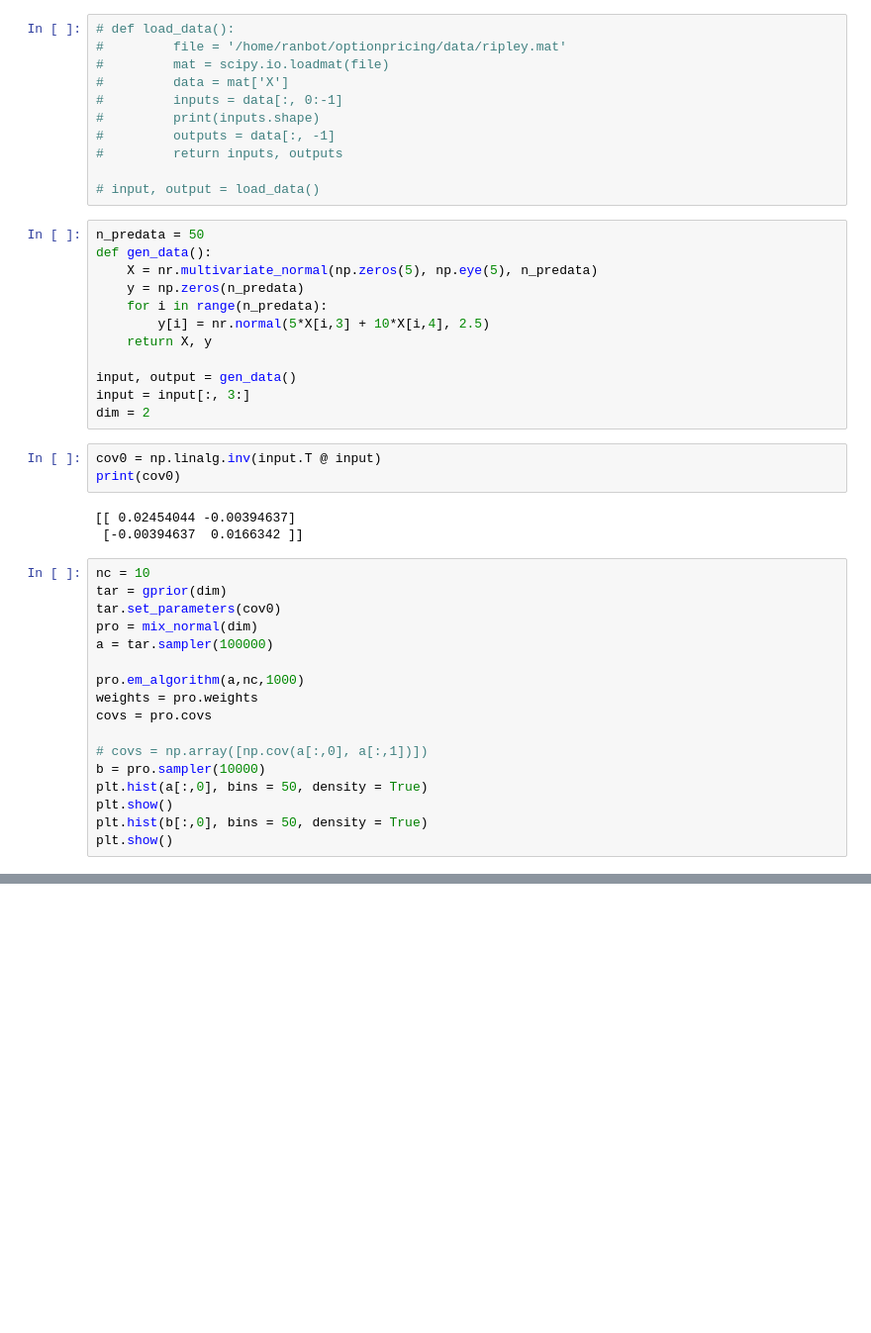
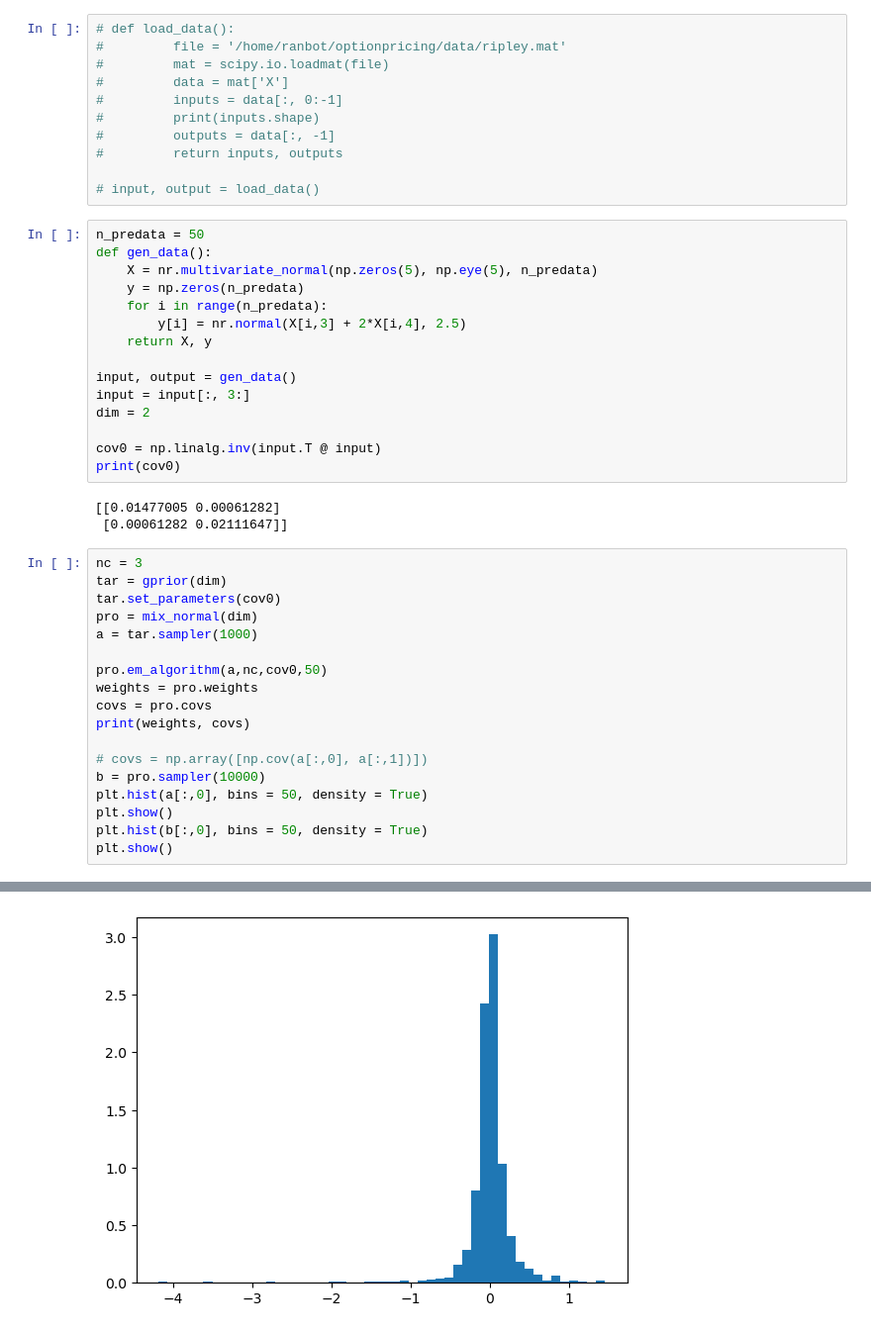
Before and after one commit to cliusir123/VRforIM, a Jupyter notebook: gexp/g_prior.ipynb, the cells around one changed output, grey strips where cells are left out. Shown at 99% size. Cells and saved outputs as stored; diff of their text form; blank space fills up the shorter version.

```diff
--- a/gexp/g_prior.ipynb
+++ b/gexp/g_prior.ipynb
@@ -27,28 +29,29 @@ def gen_data():
     X = nr.multivariate_normal(np.zeros(5), np.eye(5), n_predata)
     y = np.zeros(n_predata)
     for i in range(n_predata):
-        y[i] = nr.normal(5*X[i,3] + 10*X[i,4], 2.5)
+        y[i] = nr.normal(X[i,3] + 2*X[i,4], 2.5)
     return X, y
 
 input, output = gen_data()
 input = input[:, 3:]
 dim = 2
+
+cov0 = np.linalg.inv(input.T @ input)
+print(cov0)
+# %% [output]
+[[0.01477005 0.00061282]
+ [0.00061282 0.02111647]]
-# %%
-cov0 = np.linalg.inv(input.T @ input)
-print(cov0)
-# %% [output]
-[[ 0.02454044 -0.00394637]
- [-0.00394637  0.0166342 ]]
 # %%
-nc = 10
+nc = 3
 tar = gprior(dim)
 tar.set_parameters(cov0)
 pro = mix_normal(dim)
-a = tar.sampler(100000)
+a = tar.sampler(1000)
 
-pro.em_algorithm(a,nc,1000)
+pro.em_algorithm(a,nc,cov0,50)
 weights = pro.weights
 covs = pro.covs
+print(weights, covs)
 
 # covs = np.array([np.cov(a[:,0], a[:,1])])
 b = pro.sampler(10000)
@@ -62,0 +81 @@ KeyboardInterrupt:
+[figure, added]
```
Also changed, not shown: parts of 6 cells of this notebook, 3 other files.
